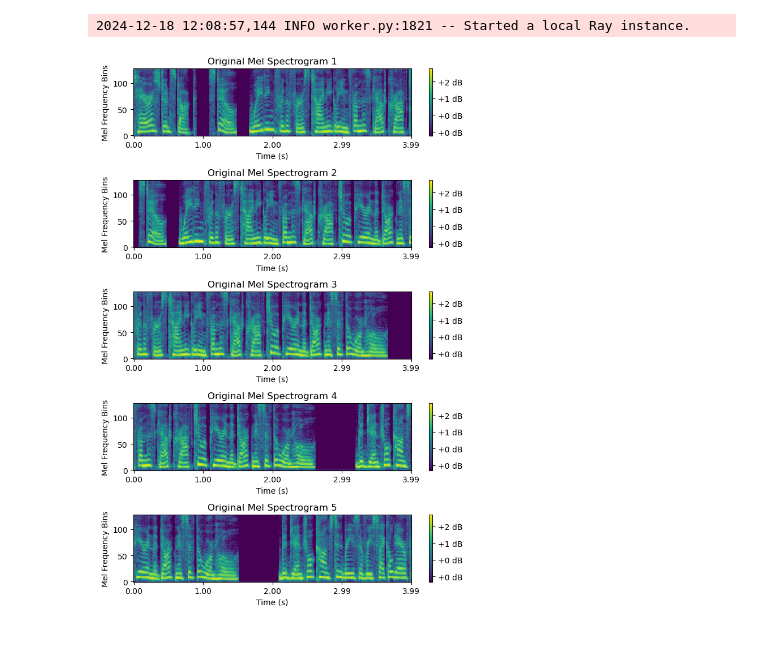
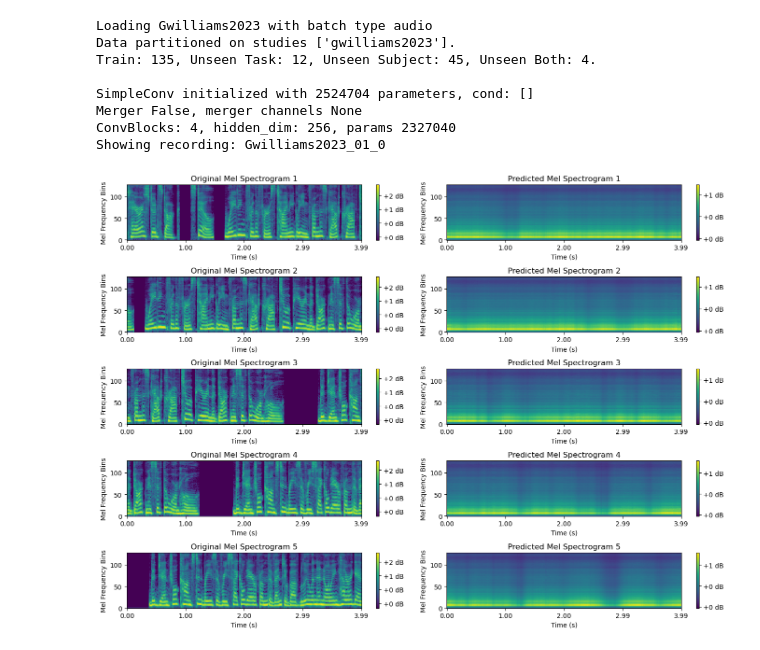
Before and after one commit to shsu04/brain-decoding, a Jupyter notebook: train.ipynb, the cells around one changed output. Saved outputs shown, nothing was run; the diff lists cells and outputs as text; code cells hidden in the pictures.

```diff
--- a/train.ipynb
+++ b/train.ipynb
@@ -155,15 +157,21 @@ from train.training_session_v0 import load_training_session
 import multiprocessing
 import torch
 
-device='cpu'
+device='cuda'
 
-# session = load_training_session(
-#     save_path='saves/Dec16_baseline/epoch_8',
-#     studies={"gwilliams2023": 'audio'},
-#     data_path='data',
-# )
+session = load_training_session(
+    save_path='saves/Dec17_MSE_baseline_temp_grad/epoch_5',
+    studies={"gwilliams2023": 'audio'},
+    data_path='data',
+)
 
 dataloader = session.get_dataloader(buffer_size=1, num_workers=1, max_cache_size=100)
+
+recording = session.recordings[0]
+
+print(
+    f'Showing recording: {recording.study_name}_{recording.subject_id}_{recording.task_id}'
+)
 
 dataloader.start_fetching(
     recordings=[
@@ -173,29 +181,37 @@ dataloader.start_fetching(
 batch = dataloader.get_recording()
 brain, audio, recording = batch.brain_segments['all'].to(device), batch.audio_segments.to(device), batch.recording
 
-# conditions = {
-#     "study": f'{recording.study_name}',
-#     "subject": f'{recording.study_name}_{recording.subject_id}',
-# }
-# session.model.to(device)
+conditions = {
+    "study": f'{recording.study_name}',
+    "subject": f'{recording.study_name}_{recording.subject_id}',
+}
+session.model.to(device)
 
-# with torch.no_grad():
-#     pred, _ = session.model(
-#         x=brain,
-#         recording=recording,
-#         conditions=conditions ,
-#         train=False
-#     )
+with torch.no_grad():
+    pred, _ = session.model(
+        x=brain,
+        recording=recording,
+        conditions=conditions ,
+        train=False
+    )
 
 dataloader.stop()
 # %% [output]
-2024-12-18 12:08:57,144 INFO worker.py:1821 -- Started a local Ray instance.
+Loading Gwilliams2023 with batch type audio
+Data partitioned on studies ['gwilliams2023'].
+Train: 135, Unseen Task: 12, Unseen Subject: 45, Unseen Both: 4.
+
+SimpleConv initialized with 2524704 parameters, cond: []
+Merger False, merger channels None
+ConvBlocks: 4, hidden_dim: 256, params 2327040
+Showing recording: Gwilliams2023_01_0
 # %%
 from utils.plot import mel_spectrogram
 
 mel_spectrogram(
     x=audio[:5].to('cpu'),
     max_plots=5,
+    x_pred=pred[:5].to('cpu')
 )
 # %% [output]
-[figure, old version]
+[figure, new version]
```
Also changed, not shown: parts of 4 cells of this notebook, 9 other files.
